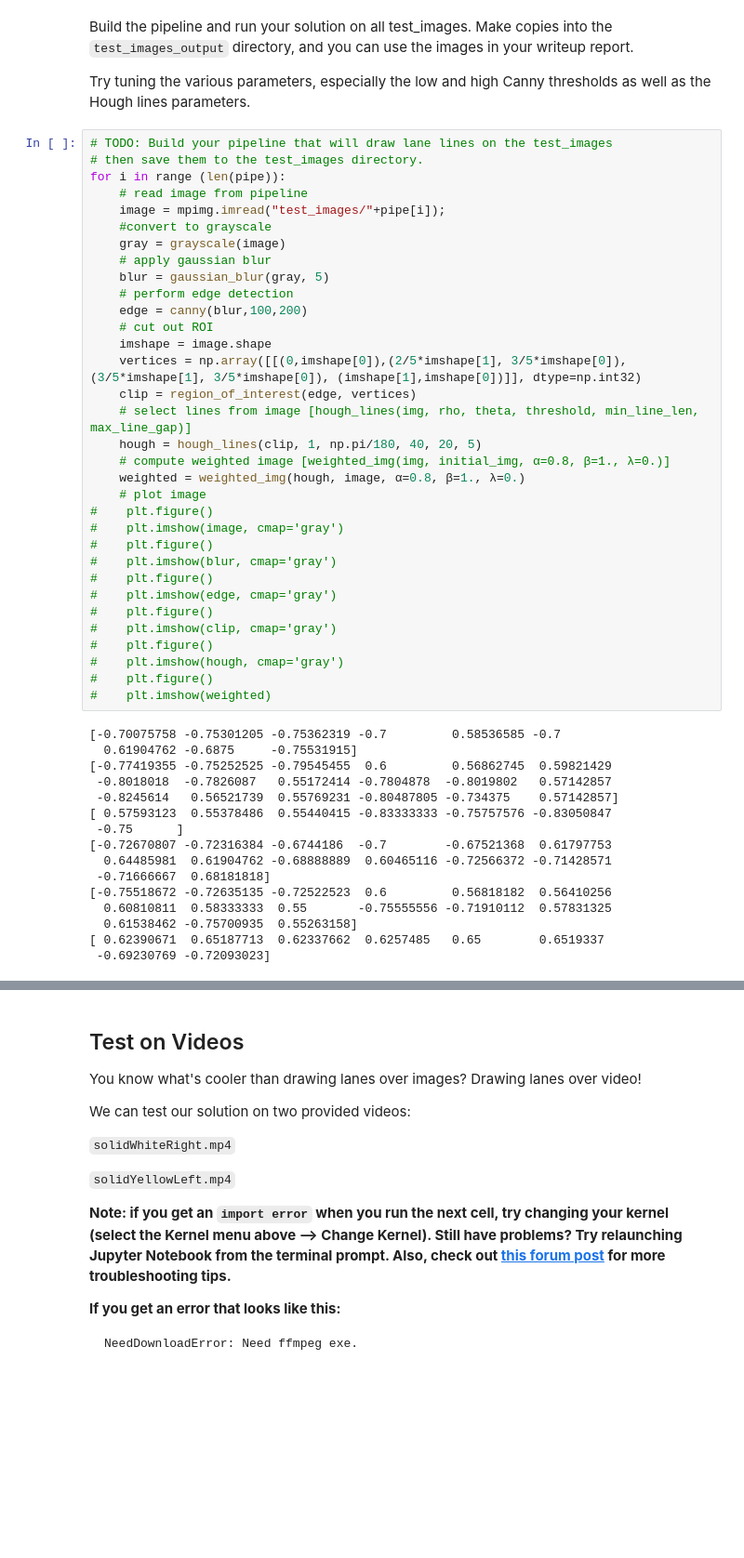
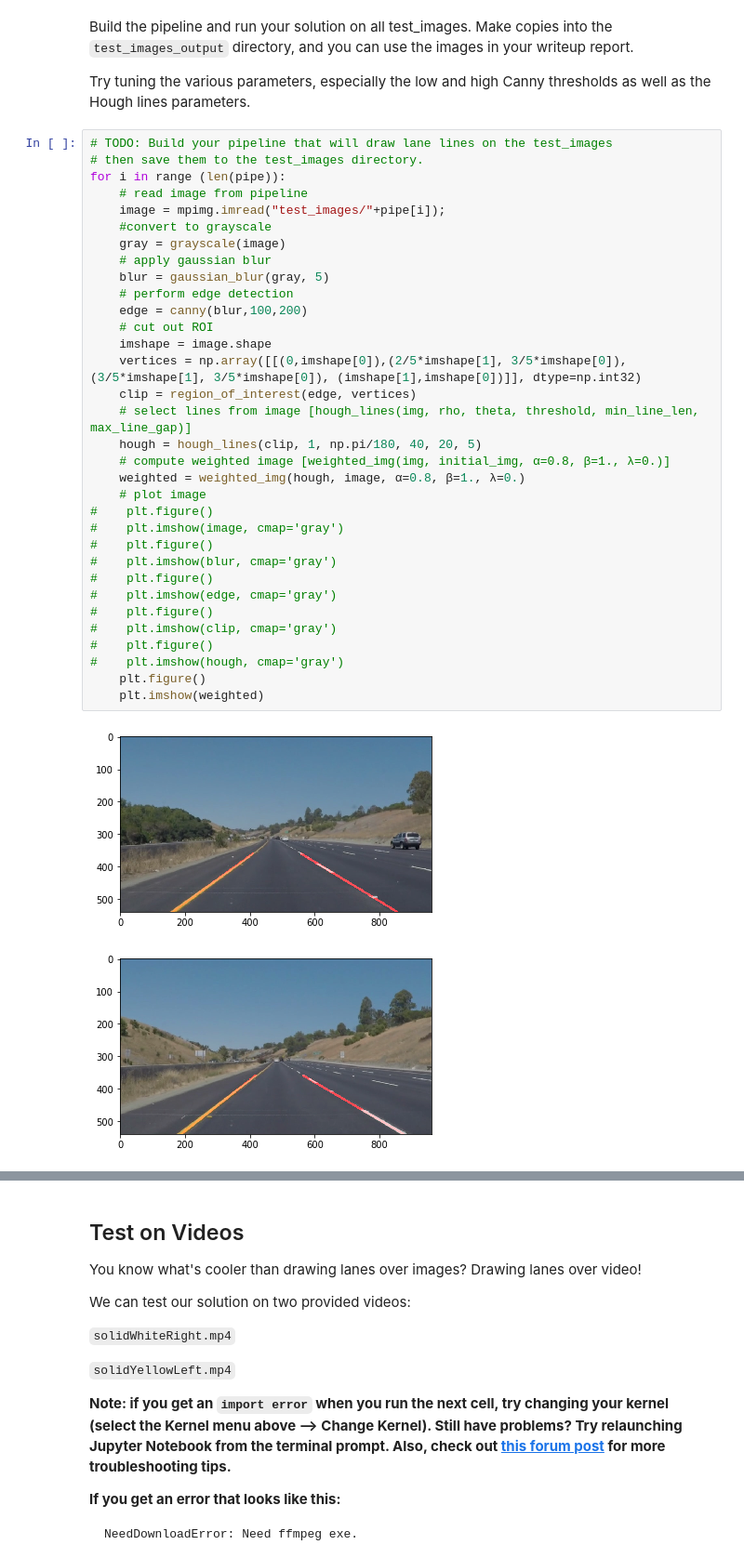
Before and after one commit to markusbrn/CarNDLaneLinesP1, a Jupyter notebook: P1.ipynb, the cells around one changed output, grey strips where cells are left out. Shown at 93% size. Saved outputs shown, nothing was run; the diff lists cells and outputs as text; blank space fills up the shorter version.

```diff
--- a/P1.ipynb
+++ b/P1.ipynb
@@ -199,47 +228,34 @@ Try tuning the various parameters, especially the low and high Canny thresholds
 # then save them to the test_images directory.
 for i in range (len(pipe)):
     # read image from pipeline
     image = mpimg.imread("test_images/"+pipe[i]);
     #convert to grayscale
     gray = grayscale(image)
     # apply gaussian blur
     blur = gaussian_blur(gray, 5)
     # perform edge detection
     edge = canny(blur,100,200)
     # cut out ROI
     imshape = image.shape
     vertices = np.array([[(0,imshape[0]),(2/5*imshape[1], 3/5*imshape[0]), (3/5*imshape[1], 3/5*imshape[0]), (imshape[1],imshape[0])]], dtype=np.int32)
     clip = region_of_interest(edge, vertices)
     # select lines from image [hough_lines(img, rho, theta, threshold, min_line_len, max_line_gap)]
     hough = hough_lines(clip, 1, np.pi/180, 40, 20, 5)
     # compute weighted image [weighted_img(img, initial_img, α=0.8, β=1., λ=0.)]
     weighted = weighted_img(hough, image, α=0.8, β=1., λ=0.)
     # plot image
 #    plt.figure()
 #    plt.imshow(image, cmap='gray')
 #    plt.figure()
 #    plt.imshow(blur, cmap='gray')
 #    plt.figure()
 #    plt.imshow(edge, cmap='gray')
 #    plt.figure()
 #    plt.imshow(clip, cmap='gray')
 #    plt.figure()
 #    plt.imshow(hough, cmap='gray')
-#    plt.figure()
-#    plt.imshow(weighted)
+    plt.figure()
+    plt.imshow(weighted)
 # %% [output]
-[-0.70075758 -0.75301205 -0.75362319 -0.7         0.58536585 -0.7
-  0.61904762 -0.6875     -0.75531915]
-[-0.77419355 -0.75252525 -0.79545455  0.6         0.56862745  0.59821429
- -0.8018018  -0.7826087   0.55172414 -0.7804878  -0.8019802   0.57142857
- -0.8245614   0.56521739  0.55769231 -0.80487805 -0.734375    0.57142857]
-[ 0.57593123  0.55378486  0.55440415 -0.83333333 -0.75757576 -0.83050847
- -0.75      ]
-[-0.72670807 -0.72316384 -0.6744186  -0.7        -0.67521368  0.61797753
-  0.64485981  0.61904762 -0.68888889  0.60465116 -0.72566372 -0.71428571
- -0.71666667  0.68181818]
-[-0.75518672 -0.72635135 -0.72522523  0.6         0.56818182  0.56410256
-  0.60810811  0.58333333  0.55       -0.75555556 -0.71910112  0.57831325
-  0.61538462 -0.75700935  0.55263158]
-[ 0.62390671  0.65187713  0.62337662  0.6257485   0.65        0.6519337
- -0.69230769 -0.72093023]
+[figure, added]
+[figure, added]
```
Also changed, not shown: parts of 10 cells of this notebook.
